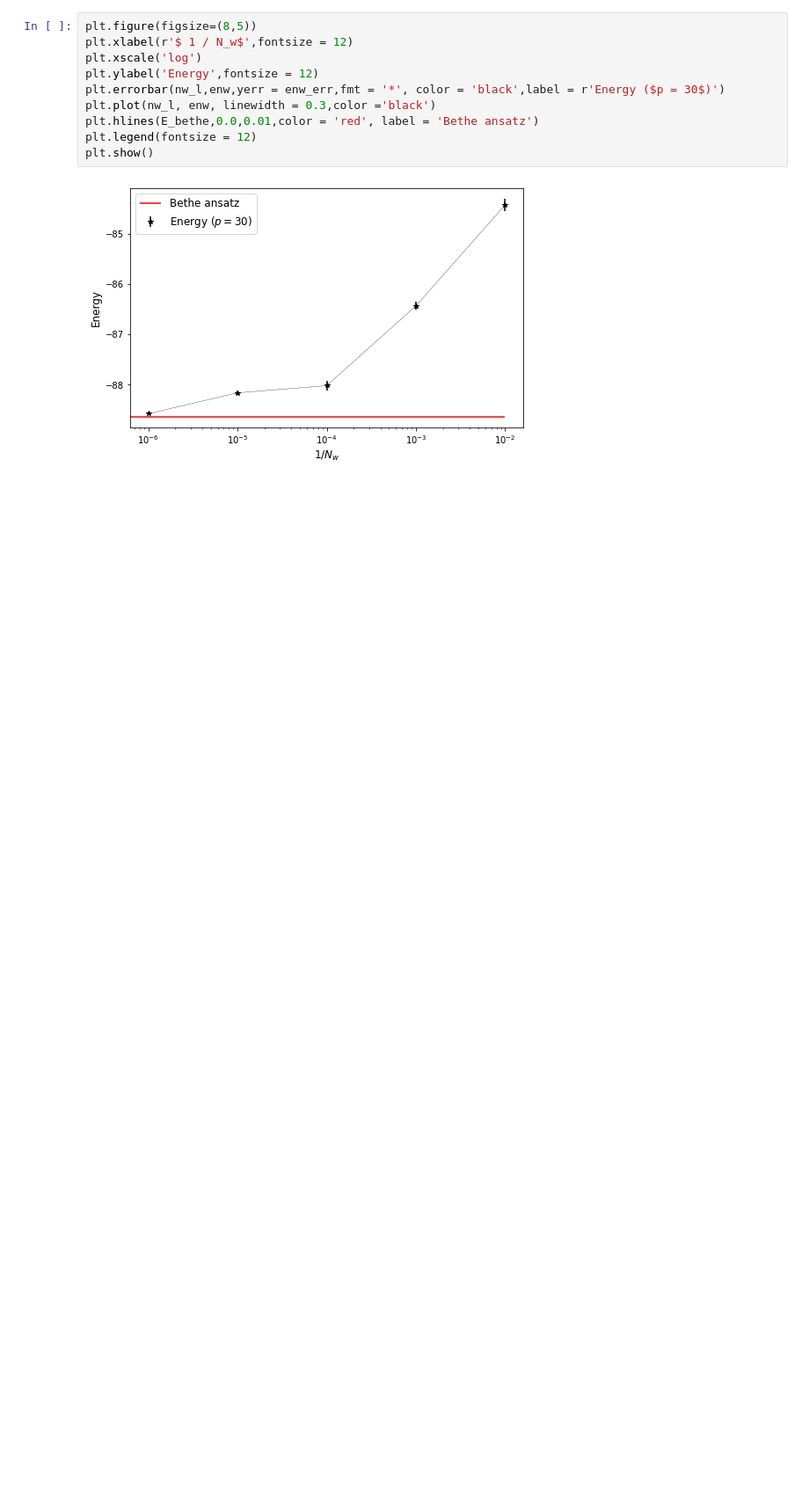
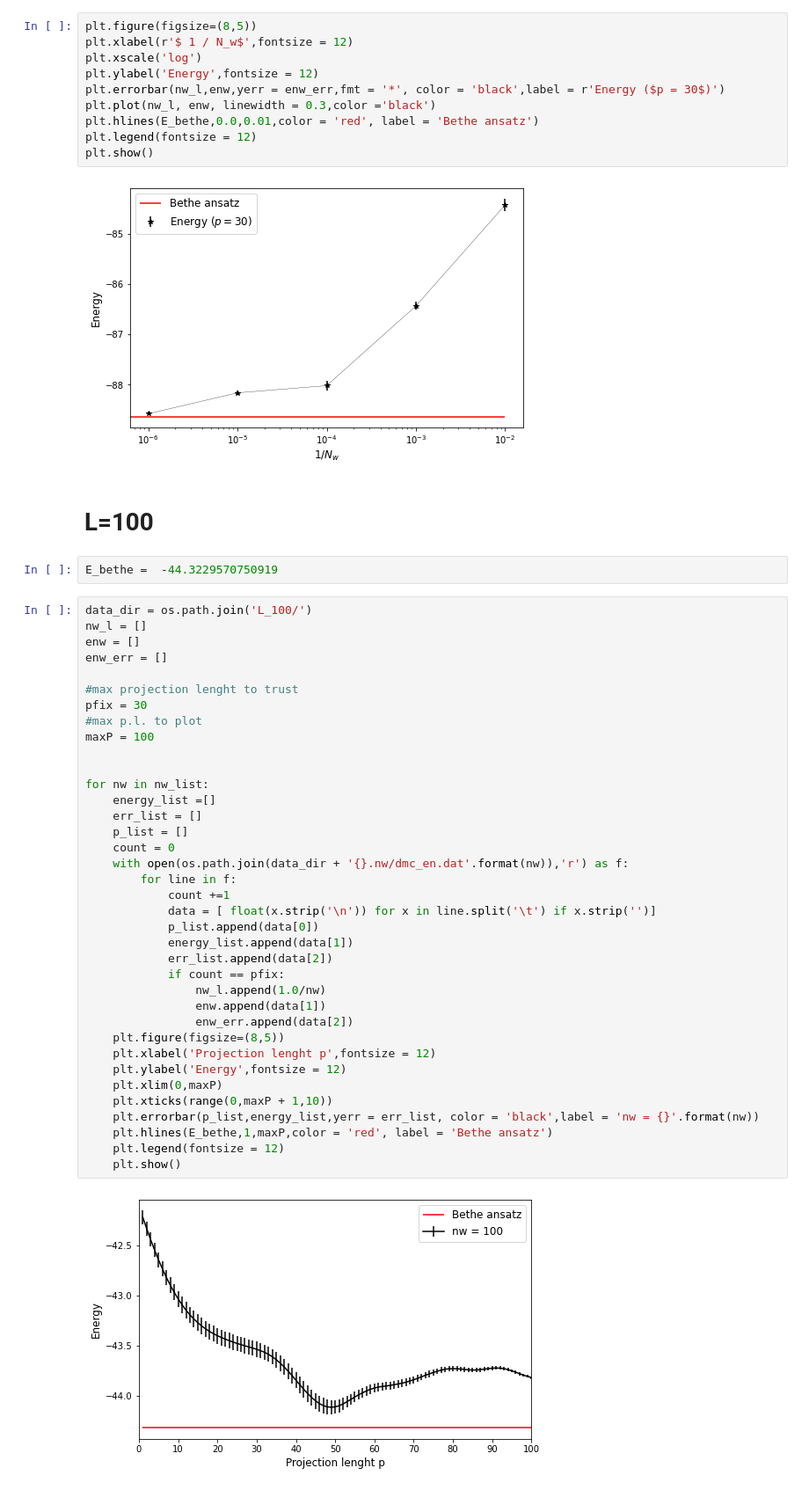
Before and after one commit to giacomotenti/QMCino, a Jupyter notebook: HEISENBERG_data/Data_analysis.ipynb, the cells around one changed output. Shown: that part at 88% size. Saved outputs shown, nothing was run; the diff lists cells and outputs as text; blank space fills up the shorter version.

```diff
--- a/HEISENBERG_data/Data_analysis.ipynb
+++ b/HEISENBERG_data/Data_analysis.ipynb
@@ -97,3 +97,46 @@ plt.legend(fontsize = 12)
 plt.show()
 # %% [output]
 [figure]
+# %% [markdown]
+ # L=100
+# %%
+E_bethe =  -44.3229570750919
+# %%
+data_dir = os.path.join('L_100/')
+nw_l = []
+enw = []
+enw_err = []
+
+#max projection lenght to trust
+pfix = 30
+#max p.l. to plot
+maxP = 100
+
+
+for nw in nw_list:
+    energy_list =[]
+    err_list = []
+    p_list = []
+    count = 0
+    with open(os.path.join(data_dir + '{}.nw/dmc_en.dat'.format(nw)),'r') as f:
+        for line in f:
+            count +=1
+            data = [ float(x.strip('\n')) for x in line.split('\t') if x.strip('')]
+            p_list.append(data[0])
+            energy_list.append(data[1])
+            err_list.append(data[2])
+            if count == pfix:
+                nw_l.append(1.0/nw)
+                enw.append(data[1])
+                enw_err.append(data[2])
+    plt.figure(figsize=(8,5))
+    plt.xlabel('Projection lenght p',fontsize = 12)
+    plt.ylabel('Energy',fontsize = 12)
+    plt.xlim(0,maxP)
+    plt.xticks(range(0,maxP + 1,10))
+    plt.errorbar(p_list,energy_list,yerr = err_list, color = 'black',label = 'nw = {}'.format(nw))
+    plt.hlines(E_bethe,1,maxP,color = 'red', label = 'Bethe ansatz')
+    plt.legend(fontsize = 12)
+    plt.show()
+# %% [output]
+[figure, added]
```
Also changed, not shown: parts of 4 cells of this notebook.
